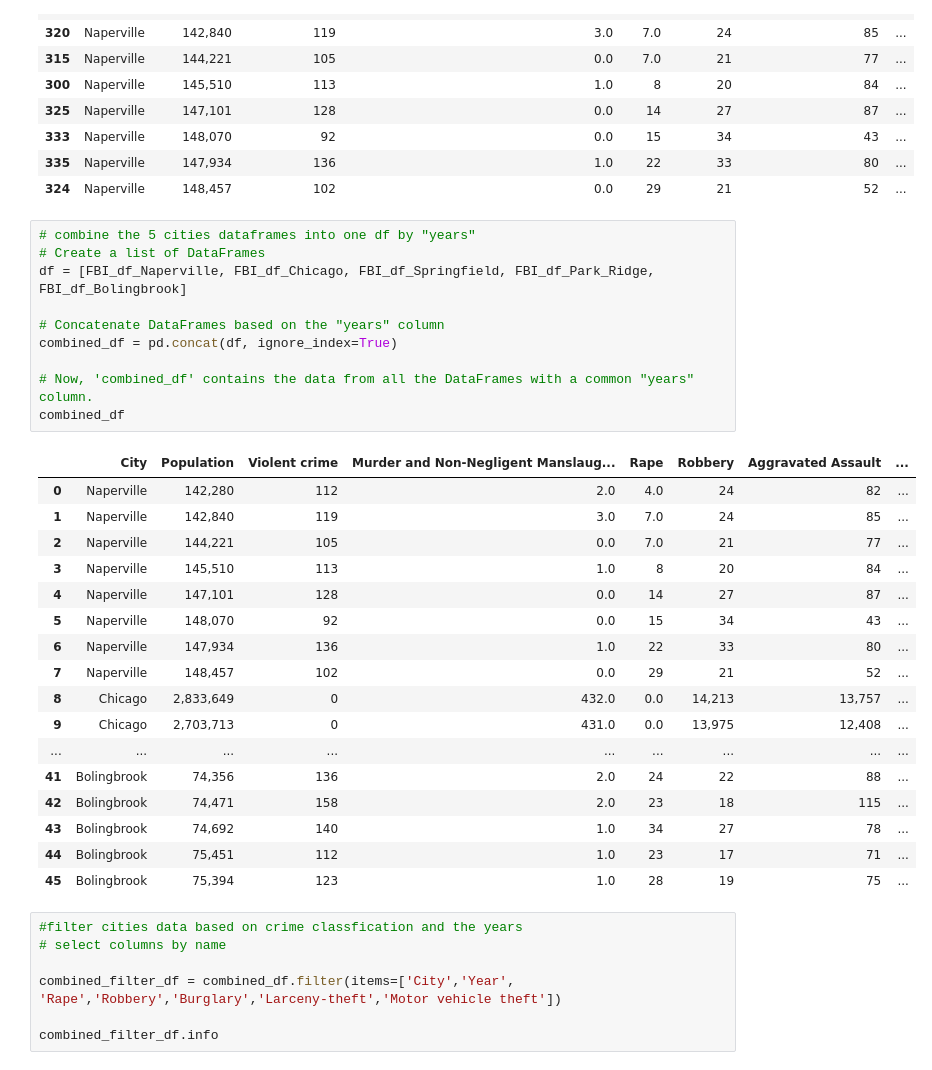
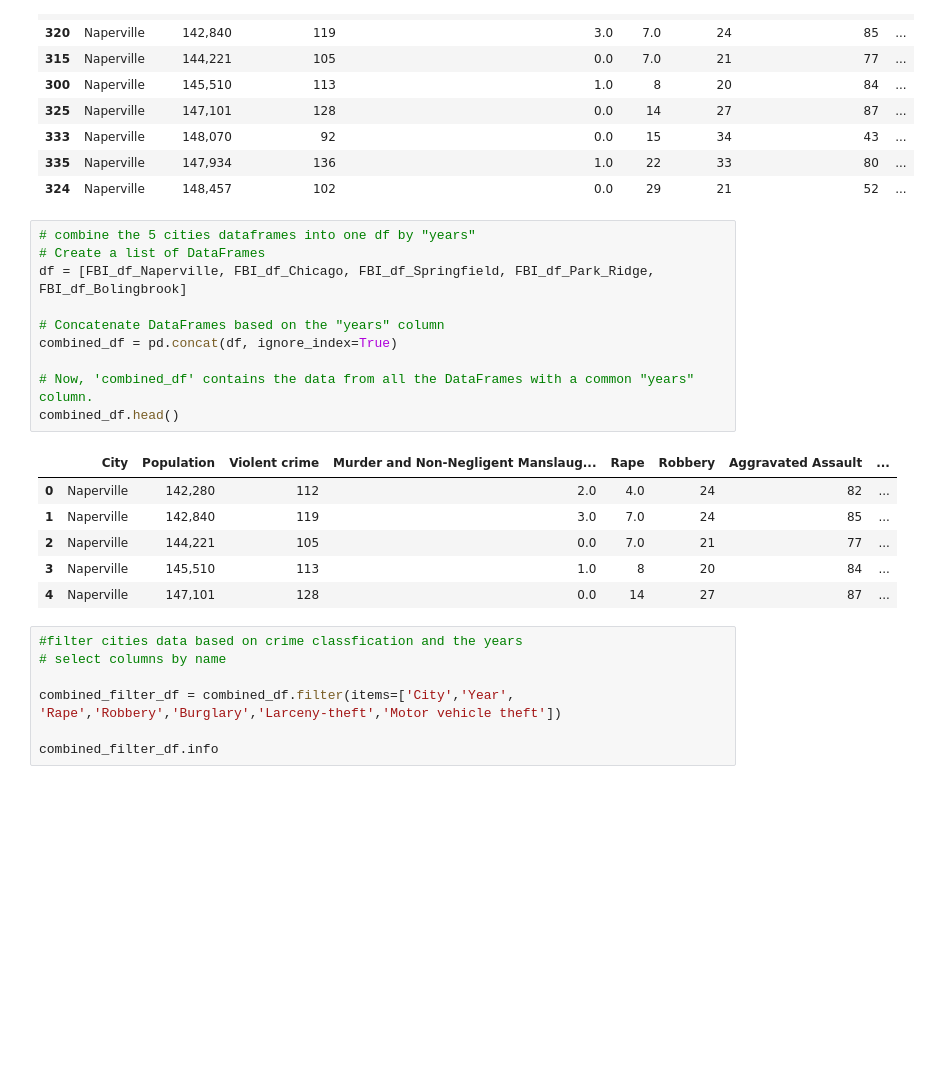
Before and after one commit to Expopanda/Project_1, a Jupyter notebook: shunjiaanalysis.ipynb, the cells around one changed output. Cells and saved outputs as stored; diff of their text form; blank space fills up the shorter version.

```diff
--- a/shunjiaanalysis.ipynb
+++ b/shunjiaanalysis.ipynb
@@ -145,31 +163,20 @@ FBI_df_Naperville
 # %%
 # combine the 5 cities dataframes into one df by "years"
 # Create a list of DataFrames
 df = [FBI_df_Naperville, FBI_df_Chicago, FBI_df_Springfield, FBI_df_Park_Ridge, FBI_df_Bolingbrook]
 
 # Concatenate DataFrames based on the "years" column
 combined_df = pd.concat(df, ignore_index=True)
 
 # Now, 'combined_df' contains the data from all the DataFrames with a common "years" column.
-combined_df
+combined_df.head()
 # %% [output]
 |  | City | Population | Violent crime | Murder and Non-Negligent Manslaug... | Rape | Robbery | Aggravated Assault | ... |
 | 0 | Naperville | 142,280 | 112 | 2.0 | 4.0 | 24 | 82 | ... |
 | 1 | Naperville | 142,840 | 119 | 3.0 | 7.0 | 24 | 85 | ... |
 | 2 | Naperville | 144,221 | 105 | 0.0 | 7.0 | 21 | 77 | ... |
 | 3 | Naperville | 145,510 | 113 | 1.0 | 8 | 20 | 84 | ... |
 | 4 | Naperville | 147,101 | 128 | 0.0 | 14 | 27 | 87 | ... |
-| 5 | Naperville | 148,070 | 92 | 0.0 | 15 | 34 | 43 | ... |
-| 6 | Naperville | 147,934 | 136 | 1.0 | 22 | 33 | 80 | ... |
-| 7 | Naperville | 148,457 | 102 | 0.0 | 29 | 21 | 52 | ... |
-| 8 | Chicago | 2,833,649 | 0 | 432.0 | 0.0 | 14,213 | 13,757 | ... |
-| 9 | Chicago | 2,703,713 | 0 | 431.0 | 0.0 | 13,975 | 12,408 | ... |
-| ... | ... | ... | ... | ... | ... | ... | ... | ... |
-| 41 | Bolingbrook | 74,356 | 136 | 2.0 | 24 | 22 | 88 | ... |
-| 42 | Bolingbrook | 74,471 | 158 | 2.0 | 23 | 18 | 115 | ... |
-| 43 | Bolingbrook | 74,692 | 140 | 1.0 | 34 | 27 | 78 | ... |
-| 44 | Bolingbrook | 75,451 | 112 | 1.0 | 23 | 17 | 71 | ... |
-| 45 | Bolingbrook | 75,394 | 123 | 1.0 | 28 | 19 | 75 | ... |
 # %%
 #filter cities data based on crime classfication and the years
 # select columns by name
```
Also changed, not shown: parts of 14 cells of this notebook, 5 other files.
